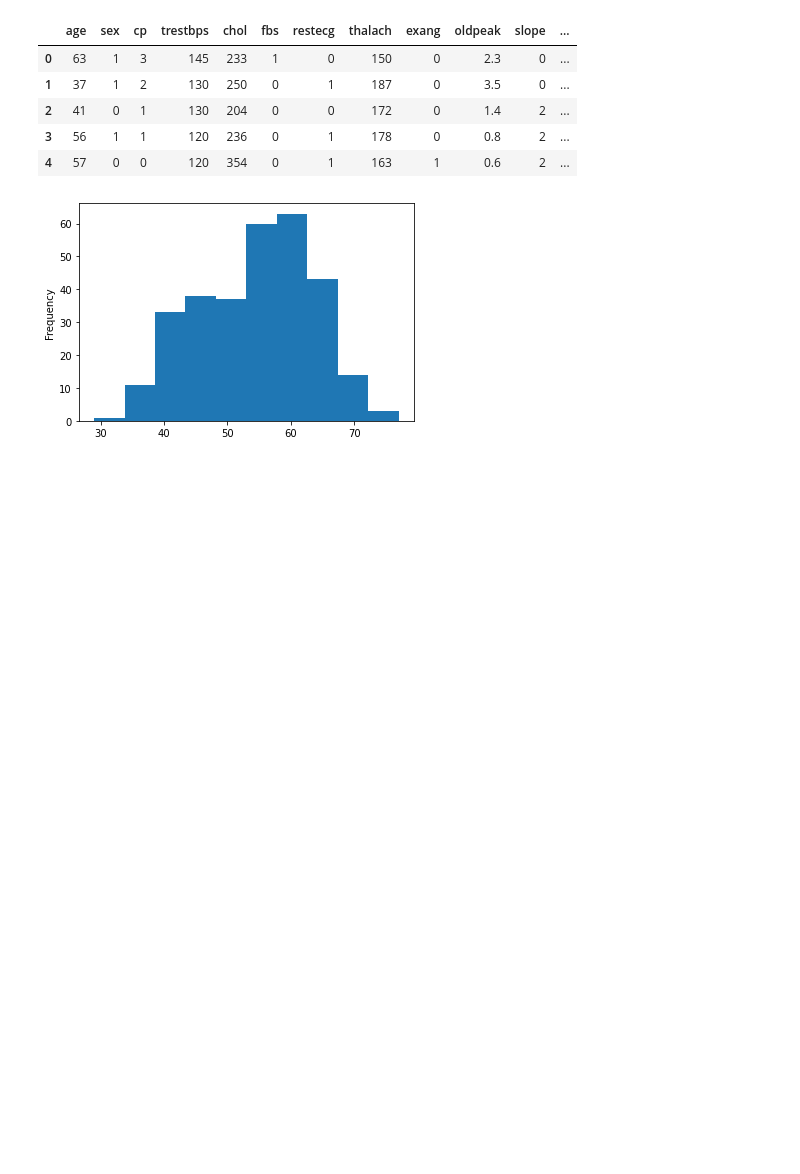
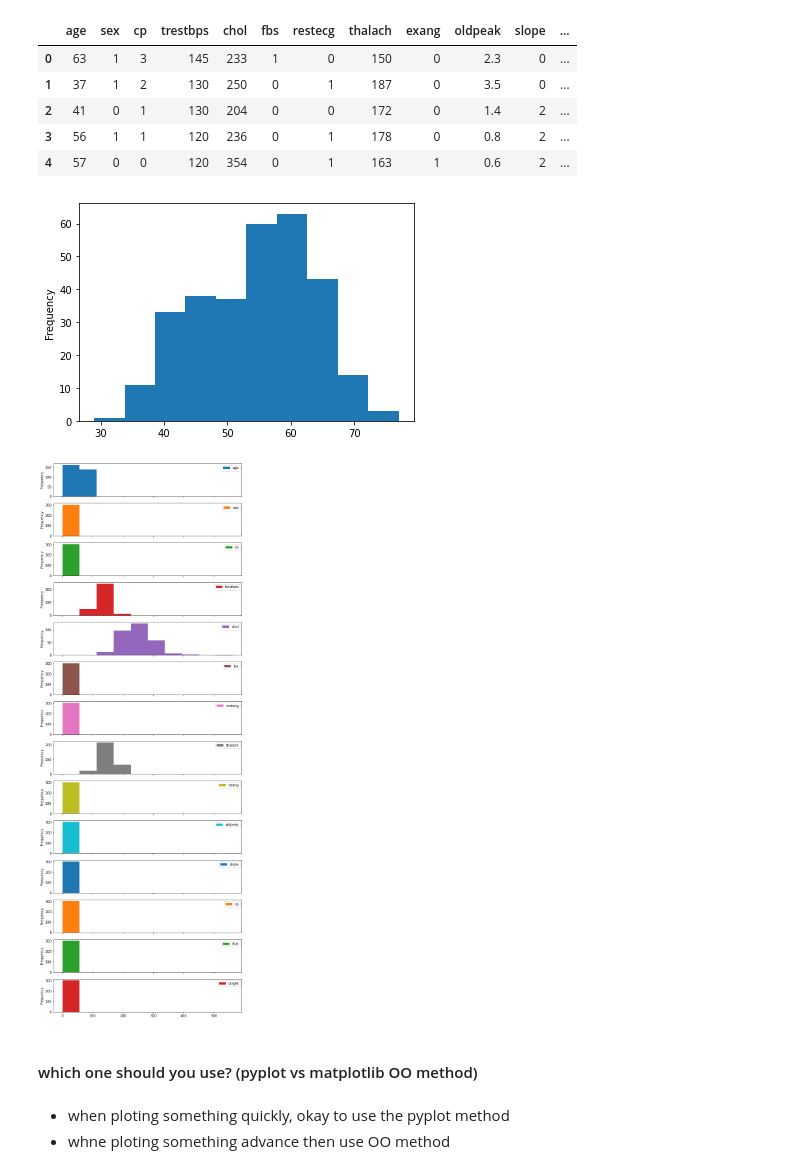
Before and after one commit to vishnuk7/MachineLearning, a Jupyter notebook: matplotlib/introduction-matplotlib.ipynb, the cells around one changed output. Drawn from its saved outputs; the diff is of its cells as text; code cells hidden in the pictures; blank space fills up the shorter version.

Commit message:
ploting panda dataframe 5

```diff
--- a/matplotlib/introduction-matplotlib.ipynb
+++ b/matplotlib/introduction-matplotlib.ipynb
@@ -310,4 +310,11 @@ heart_disease["age"].plot.hist(bins=10);
 # %% [output]
 [figure]
 # %%
-heart_disease.plot.hist(figsubplots=True)
+heart_disease.plot.hist(figsize=(10,30),subplots=True);
+# %% [output]
+[figure, added]
+# %% [markdown]
+#### which one should you use? (pyplot vs matplotlib OO method)
+# %% [markdown]
+- when ploting something quickly, okay to use the pyplot method
+- whne ploting something advance then use OO method
```
Also changed, not shown: parts of 6 cells of this notebook.
